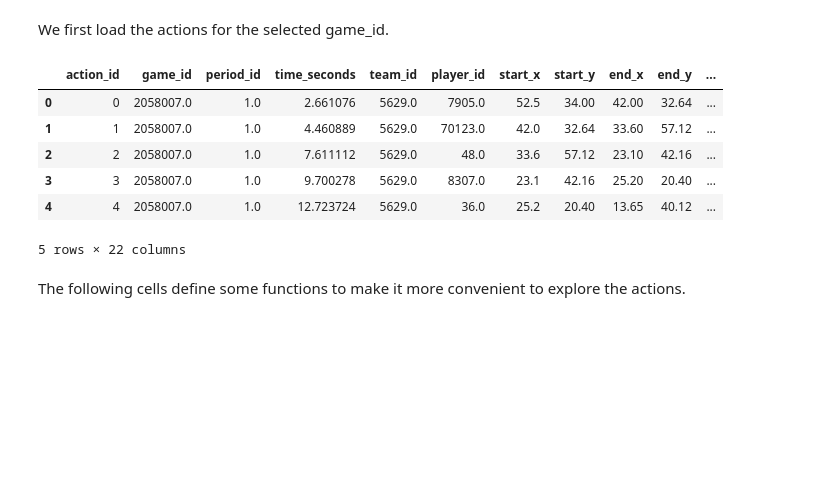
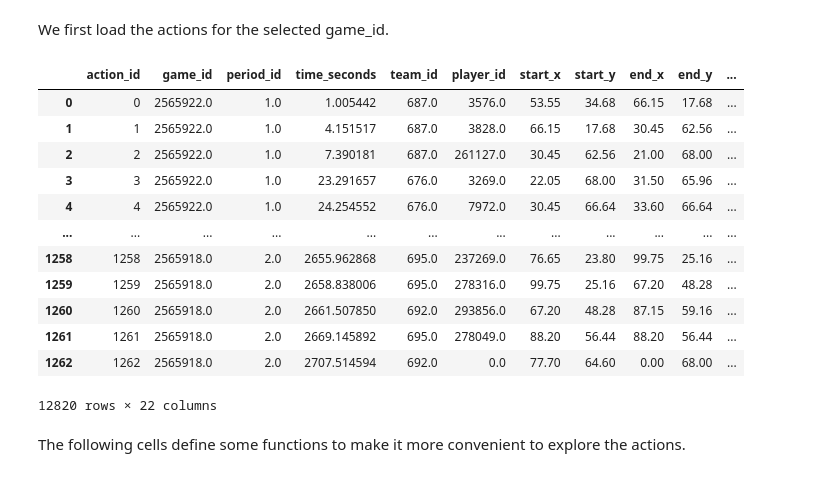
Before and after one commit to IndraTheZeus/Data_Analytics_Lab, a Jupyter notebook: tutorial2_generate_features.ipynb, the cells around one changed output. Saved outputs shown, nothing was run; the diff lists cells and outputs as text; code cells hidden in the pictures; blank space fills up the shorter version.

```diff
--- a/tutorial2_generate_features.ipynb
+++ b/tutorial2_generate_features.ipynb
@@ -126,7 +126,9 @@ The action types are:
 # %% [markdown]
 We first load the actions for the selected game_id.
 # %%
-with pd.HDFStore('/spadl.h5') as spadlstore:
+global_df_actions = None
+for game_id in df_games['game_id'].head(10):
+  with pd.HDFStore('/spadl.h5') as spadlstore:
     df_actions = spadlstore[f'actions/game_{game_id}']
     df_actions = (
         df_actions.merge(spadlstore['actiontypes'], how='left')
@@ -137,17 +139,27 @@ with pd.HDFStore('/spadl.h5') as spadlstore:
         .reset_index()
         .rename(columns={'index': 'action_id'})
     )
+    if global_df_actions is None:
+      global_df_actions = df_actions
+    else:
+      global_df_actions = global_df_actions.append(df_actions)
 # %%
 # Look at first 5 actions of the match
-df_actions[:5]
+global_df_actions
 # %% [output]
 |  | action_id | game_id | period_id | time_seconds | team_id | player_id | start_x | start_y | end_x | end_y | ... |
-| 0 | 0 | 2058007.0 | 1.0 | 2.661076 | 5629.0 | 7905.0 | 52.5 | 34.00 | 42.00 | 32.64 | ... |
-| 1 | 1 | 2058007.0 | 1.0 | 4.460889 | 5629.0 | 70123.0 | 42.0 | 32.64 | 33.60 | 57.12 | ... |
-| 2 | 2 | 2058007.0 | 1.0 | 7.611112 | 5629.0 | 48.0 | 33.6 | 57.12 | 23.10 | 42.16 | ... |
-| 3 | 3 | 2058007.0 | 1.0 | 9.700278 | 5629.0 | 8307.0 | 23.1 | 42.16 | 25.20 | 20.40 | ... |
-| 4 | 4 | 2058007.0 | 1.0 | 12.723724 | 5629.0 | 36.0 | 25.2 | 20.40 | 13.65 | 40.12 | ... |
+| 0 | 0 | 2565922.0 | 1.0 | 1.005442 | 687.0 | 3576.0 | 53.55 | 34.68 | 66.15 | 17.68 | ... |
+| 1 | 1 | 2565922.0 | 1.0 | 4.151517 | 687.0 | 3828.0 | 66.15 | 17.68 | 30.45 | 62.56 | ... |
+| 2 | 2 | 2565922.0 | 1.0 | 7.390181 | 687.0 | 261127.0 | 30.45 | 62.56 | 21.00 | 68.00 | ... |
+| 3 | 3 | 2565922.0 | 1.0 | 23.291657 | 676.0 | 3269.0 | 22.05 | 68.00 | 31.50 | 65.96 | ... |
+| 4 | 4 | 2565922.0 | 1.0 | 24.254552 | 676.0 | 7972.0 | 30.45 | 66.64 | 33.60 | 66.64 | ... |
+| ... | ... | ... | ... | ... | ... | ... | ... | ... | ... | ... | ... |
+| 1258 | 1258 | 2565918.0 | 2.0 | 2655.962868 | 695.0 | 237269.0 | 76.65 | 23.80 | 99.75 | 25.16 | ... |
+| 1259 | 1259 | 2565918.0 | 2.0 | 2658.838006 | 695.0 | 278316.0 | 99.75 | 25.16 | 67.20 | 48.28 | ... |
+| 1260 | 1260 | 2565918.0 | 2.0 | 2661.507850 | 692.0 | 293856.0 | 67.20 | 48.28 | 87.15 | 59.16 | ... |
+| 1261 | 1261 | 2565918.0 | 2.0 | 2669.145892 | 695.0 | 278049.0 | 88.20 | 56.44 | 88.20 | 56.44 | ... |
+| 1262 | 1262 | 2565918.0 | 2.0 | 2707.514594 | 692.0 | 0.0 | 77.70 | 64.60 | 0.00 | 68.00 | ... |
-5 rows × 22 columns
+12820 rows × 22 columns
 # %% [markdown]
 The following cells define some functions to make it more convenient to explore the actions.
 # %%
```
Also changed, not shown: parts of 6 cells of this notebook.
